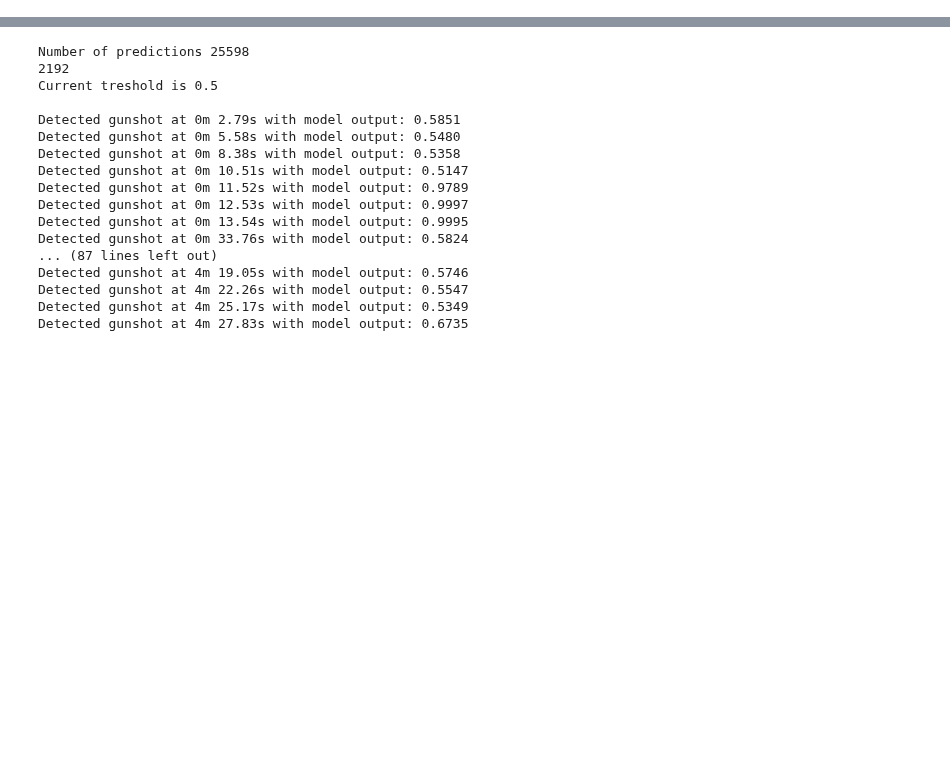
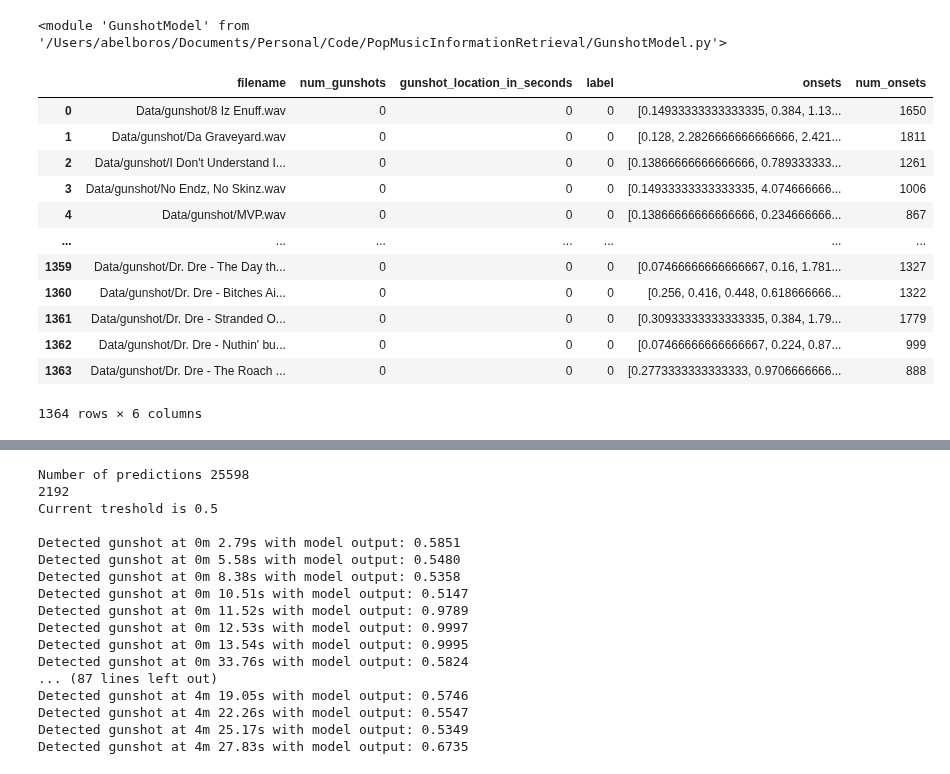
Before and after one commit to borosabel/PopMusicInformationRetrieval, a Jupyter notebook: GunshotDetect.ipynb, the cells around one changed output, grey strips where cells are left out. Cells and saved outputs as stored; diff of their text form; code cells hidden in the pictures; blank space fills up the shorter version.

```diff
--- a/GunshotDetect.ipynb
+++ b/GunshotDetect.ipynb
@@ -37,0 +1,30 @@ with open("./pkl_data/gunshot_data.pkl", "rb") as file:
+# %%
+import pandas as pd
+from sklearn.model_selection import train_test_split
+import GunshotDataset
+import gunshot_utils as utils
+import importlib
+import torch as th
+from torch.utils.data import DataLoader
+import torch.nn as nn
+import torch.nn.functional as F
+import librosa
+import ast
+import pickle
+import re
+import soundfile as sf
+from pydub.playback import play
+import os
+import numpy as np
+import torchaudio
+import GunshotModel
+import GunshotDetection
+from torch.optim import Adam
+import torch.nn as nn
+
+importlib.reload(utils)
+importlib.reload(GunshotDetection)
+importlib.reload(GunshotDataset)
+importlib.reload(GunshotModel)
+# %% [output]
+<module 'GunshotModel' from '/Users/abelboros/Documents/Personal/Code/PopMusicInformationRetrieval/GunshotModel.py'>
@@ -53,3 +62,19 @@ with open("pkl_data/audio_metadata.pkl", "rb") as file:
+# %%
+music_df
+# %% [output]
+|  | filename | num_gunshots | gunshot_location_in_seconds | label | onsets | num_onsets |
+| 0 | Data/gunshot/8 Iz Enuff.wav | 0 | 0 | 0 | [0.14933333333333335, 0.384, 1.13... | 1650 |
+| 1 | Data/gunshot/Da Graveyard.wav | 0 | 0 | 0 | [0.128, 2.2826666666666666, 2.421... | 1811 |
+| 2 | Data/gunshot/I Don't Understand I... | 0 | 0 | 0 | [0.13866666666666666, 0.789333333... | 1261 |
+| 3 | Data/gunshot/No Endz, No Skinz.wav | 0 | 0 | 0 | [0.14933333333333335, 4.074666666... | 1006 |
+| 4 | Data/gunshot/MVP.wav | 0 | 0 | 0 | [0.13866666666666666, 0.234666666... | 867 |
+| ... | ... | ... | ... | ... | ... | ... |
+| 1359 | Data/gunshot/Dr. Dre - The Day th... | 0 | 0 | 0 | [0.07466666666666667, 0.16, 1.781... | 1327 |
+| 1360 | Data/gunshot/Dr. Dre - Bitches Ai... | 0 | 0 | 0 | [0.256, 0.416, 0.448, 0.618666666... | 1322 |
+| 1361 | Data/gunshot/Dr. Dre - Stranded O... | 0 | 0 | 0 | [0.30933333333333335, 0.384, 1.79... | 1779 |
+| 1362 | Data/gunshot/Dr. Dre - Nuthin' bu... | 0 | 0 | 0 | [0.07466666666666667, 0.224, 0.87... | 999 |
+| 1363 | Data/gunshot/Dr. Dre - The Roach ... | 0 | 0 | 0 | [0.2773333333333333, 0.9706666666... | 888 |
+1364 rows × 6 columns
 # %%
 music_train_df, music_valid_df = train_test_split(music_df, test_size=0.2, random_state=42)
 gunshot_train_df, gunshot_valid_df = train_test_split(gunshot_df, test_size=0.2, random_state=42)
```
Also changed, not shown: parts of 7 cells of this notebook, 10 other files.
